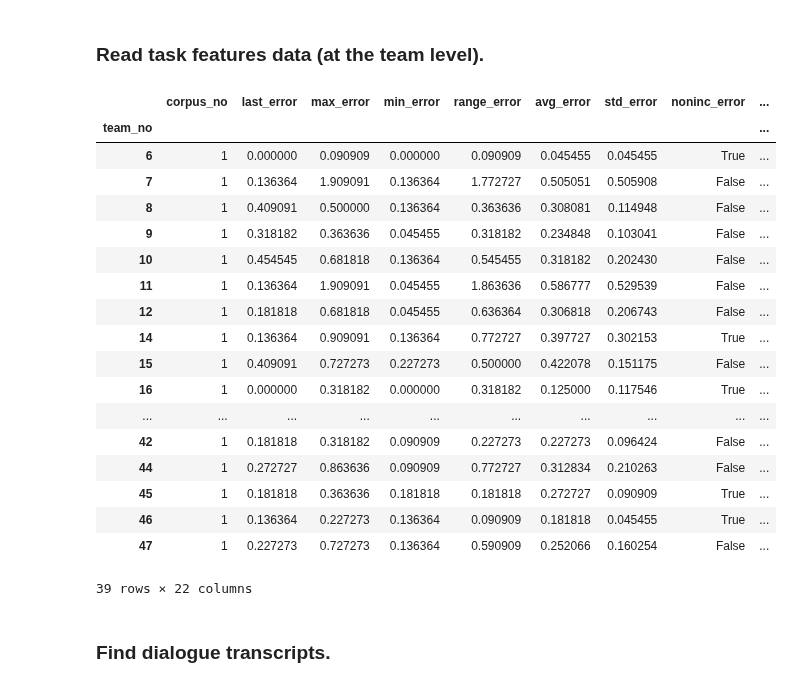
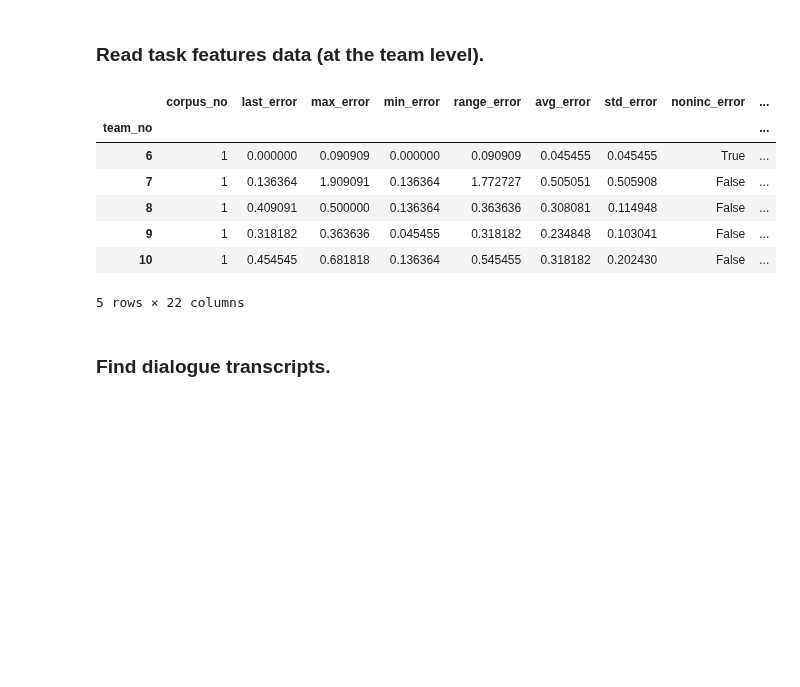
Before and after one commit to chili-epfl/justhink-alignment-analysis, a Jupyter notebook: tools/3_visualise_transcribed_teams.ipynb, the cells around one changed output. Cells and saved outputs as stored; diff of their text form; code cells hidden in the pictures; blank space fills up the shorter version.

```diff
--- a/tools/3_visualise_transcribed_teams.ipynb
+++ b/tools/3_visualise_transcribed_teams.ipynb
@@ -70,27 +64,16 @@ learning_df
 # %%
 task_df = pd.read_csv(log_features_file, index_col='team_no')
 
-task_df
+task_df.head()
 # %% [output]
 |  | corpus_no | last_error | max_error | min_error | range_error | avg_error | std_error | noninc_error | ... |
 | team_no |  |  |  |  |  |  |  |  | ... |
 | 6 | 1 | 0.000000 | 0.090909 | 0.000000 | 0.090909 | 0.045455 | 0.045455 | True | ... |
 | 7 | 1 | 0.136364 | 1.909091 | 0.136364 | 1.772727 | 0.505051 | 0.505908 | False | ... |
 | 8 | 1 | 0.409091 | 0.500000 | 0.136364 | 0.363636 | 0.308081 | 0.114948 | False | ... |
 | 9 | 1 | 0.318182 | 0.363636 | 0.045455 | 0.318182 | 0.234848 | 0.103041 | False | ... |
 | 10 | 1 | 0.454545 | 0.681818 | 0.136364 | 0.545455 | 0.318182 | 0.202430 | False | ... |
-| 11 | 1 | 0.136364 | 1.909091 | 0.045455 | 1.863636 | 0.586777 | 0.529539 | False | ... |
-| 12 | 1 | 0.181818 | 0.681818 | 0.045455 | 0.636364 | 0.306818 | 0.206743 | False | ... |
-| 14 | 1 | 0.136364 | 0.909091 | 0.136364 | 0.772727 | 0.397727 | 0.302153 | True | ... |
-| 15 | 1 | 0.409091 | 0.727273 | 0.227273 | 0.500000 | 0.422078 | 0.151175 | False | ... |
-| 16 | 1 | 0.000000 | 0.318182 | 0.000000 | 0.318182 | 0.125000 | 0.117546 | True | ... |
-| ... | ... | ... | ... | ... | ... | ... | ... | ... | ... |
-| 42 | 1 | 0.181818 | 0.318182 | 0.090909 | 0.227273 | 0.227273 | 0.096424 | False | ... |
-| 44 | 1 | 0.272727 | 0.863636 | 0.090909 | 0.772727 | 0.312834 | 0.210263 | False | ... |
-| 45 | 1 | 0.181818 | 0.363636 | 0.181818 | 0.181818 | 0.272727 | 0.090909 | True | ... |
-| 46 | 1 | 0.136364 | 0.227273 | 0.136364 | 0.090909 | 0.181818 | 0.045455 | True | ... |
-| 47 | 1 | 0.227273 | 0.727273 | 0.136364 | 0.590909 | 0.252066 | 0.160254 | False | ... |
-39 rows × 22 columns
+5 rows × 22 columns
 # %% [markdown]
 ### Find dialogue transcripts.
 # %%
```
Also changed, not shown: parts of 7 cells of this notebook, 2 other files.
